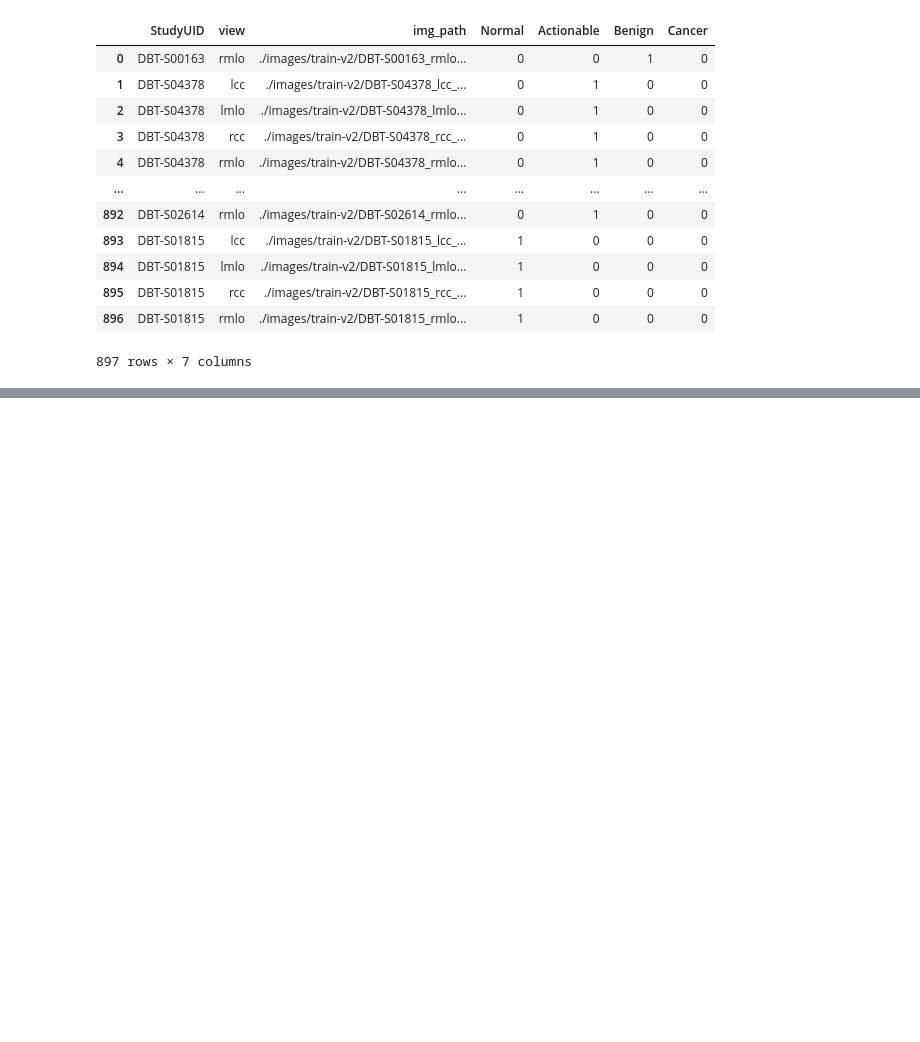
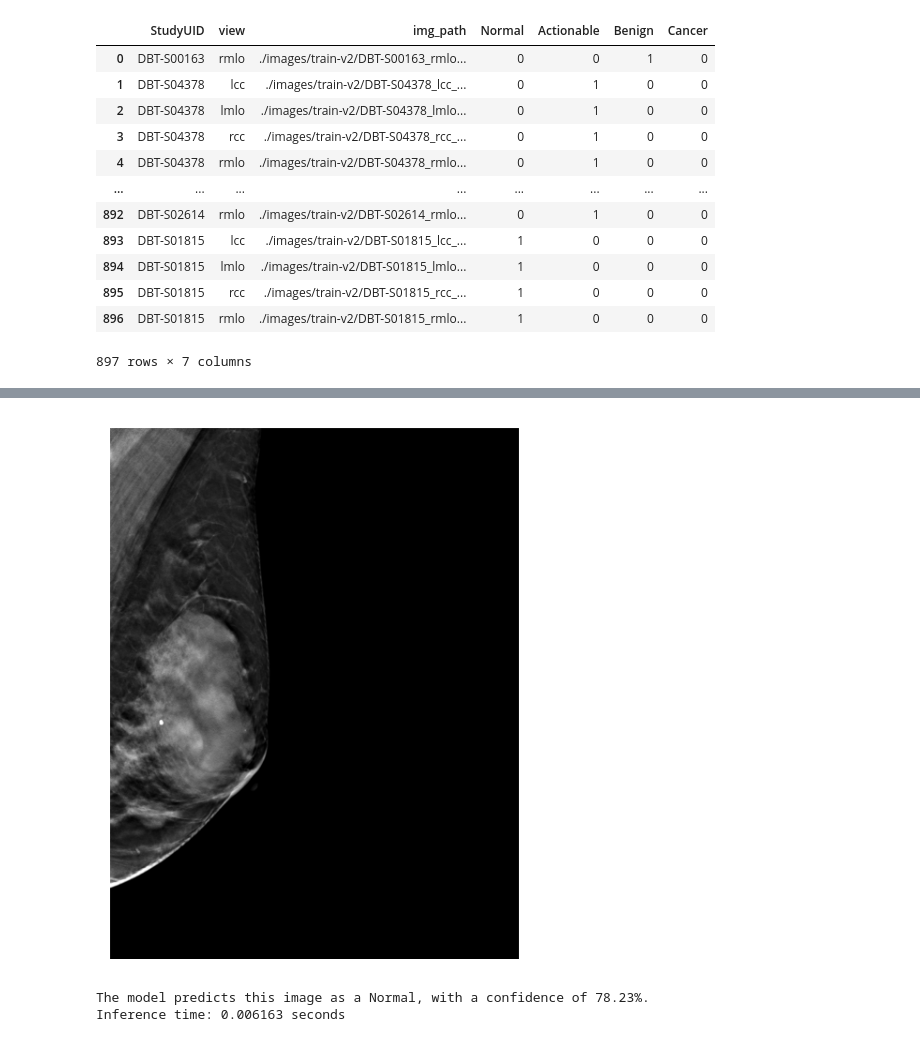
Before and after one commit to mikeadimech/Breast_Cancer_Detection_DBT, a Jupyter notebook: src/train.ipynb, the cells around one changed output, grey strips where cells are left out. Saved outputs shown, nothing was run; the diff lists cells and outputs as text; code cells hidden in the pictures; blank space fills up the shorter version.

```diff
--- a/src/train.ipynb
+++ b/src/train.ipynb
@@ -301,0 +479,47 @@ Cancer          16           0       0       0
+# %%
+def predict_image(model, image_path, device, transform, class_labels):
+    # Load and display the image
+    image = Image.open(image_path)
+
+    plt.figure(figsize=(5,5),dpi=150)
+    plt.axis('off')
+    plt.imshow(np.array(image), cmap='gray')
+    plt.show()
+
+    image = image.convert('RGB')
+
+    # Apply the transformations to the image
+    image = transform(image)
+
+    # Add an extra batch dimension since pytorch treats all images as batches
+    image = image.unsqueeze(0)
+
+    # Move the input and model to GPU for speed if available
+    image = image.to(device)
+    model.to(device)
+
+    # Set the model to evaluation mode
+    model.eval()
+
+    # Perform inference on the image
+    start_time = time.time()
+    with torch.no_grad():
+        output = model(image)
+        _, predicted = torch.max(output, 1)
+        prob = torch.nn.functional.softmax(output, dim=1)[0] * 100
+    end_time = time.time()
+
+    # Print the class label and the corresponding probability
+    print(f'The model predicts this image as a {class_labels[predicted]}, with a confidence of {prob[predicted].item():.2f}%.')
+
+    print(f"Inference time: {end_time - start_time:.6f} seconds")
+# %%
+device = torch.device('cuda' if torch.cuda.is_available() else 'cpu')  # Use GPU if available, otherwise use CPU
+class_labels = ['Normal', 'Actionable', 'Benign', 'Cancer']
+model = load_resnet50_model(num_classes=4, saved_weights_path='/data/md311/Breast_Cancer_Detection_DBT/models/dbt_classification_resnet.pth')
+img_path = '/data/md311/Breast_Cancer_Detection_DBT/dataset/images/train-v2/DBT-S00144_rmlo_29.png'
+predict_image(model, img_path, device, transform, class_labels)
+# %% [output]
+[figure, added]
+The model predicts this image as a Normal, with a confidence of 78.23%.
+Inference time: 0.006163 seconds
```
Also changed, not shown: parts of 13 cells of this notebook, 4 other files.
